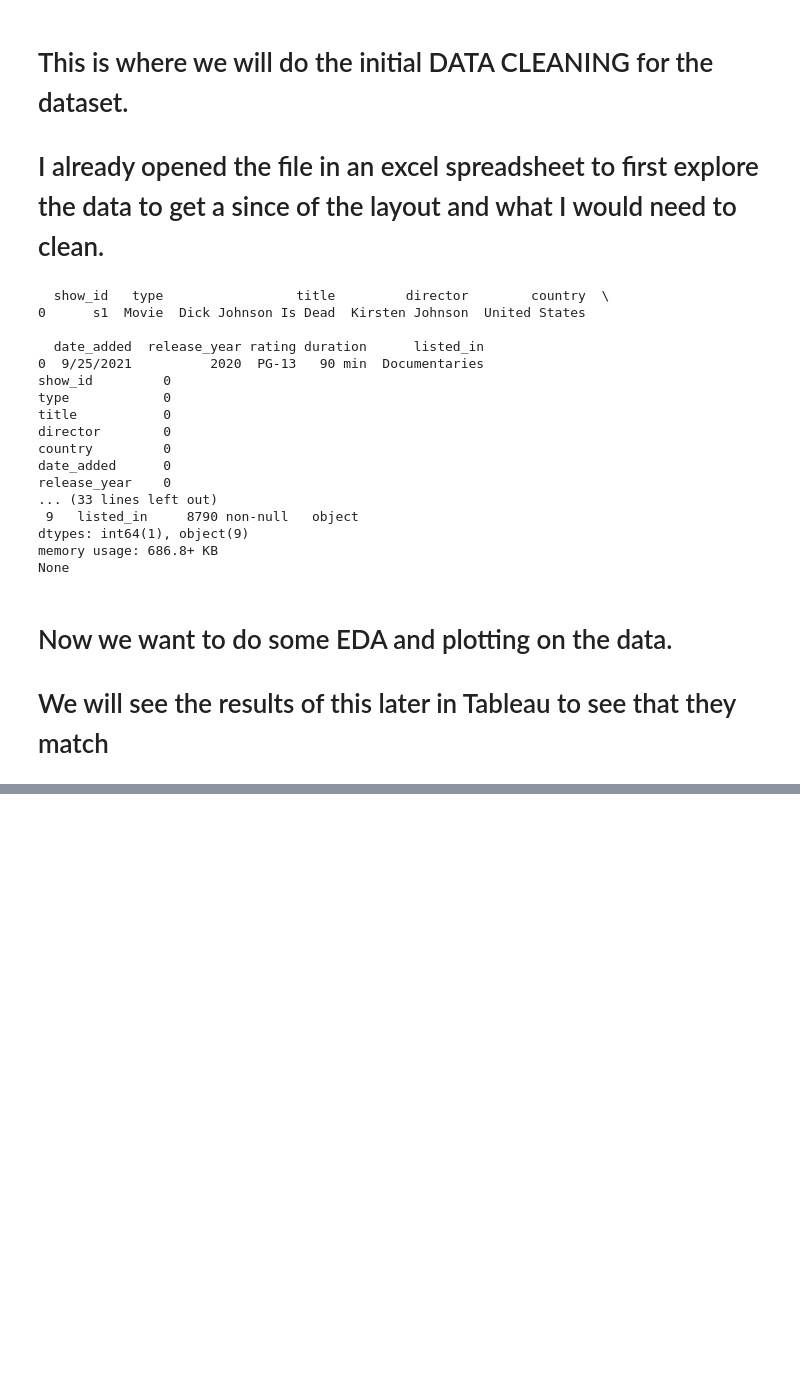
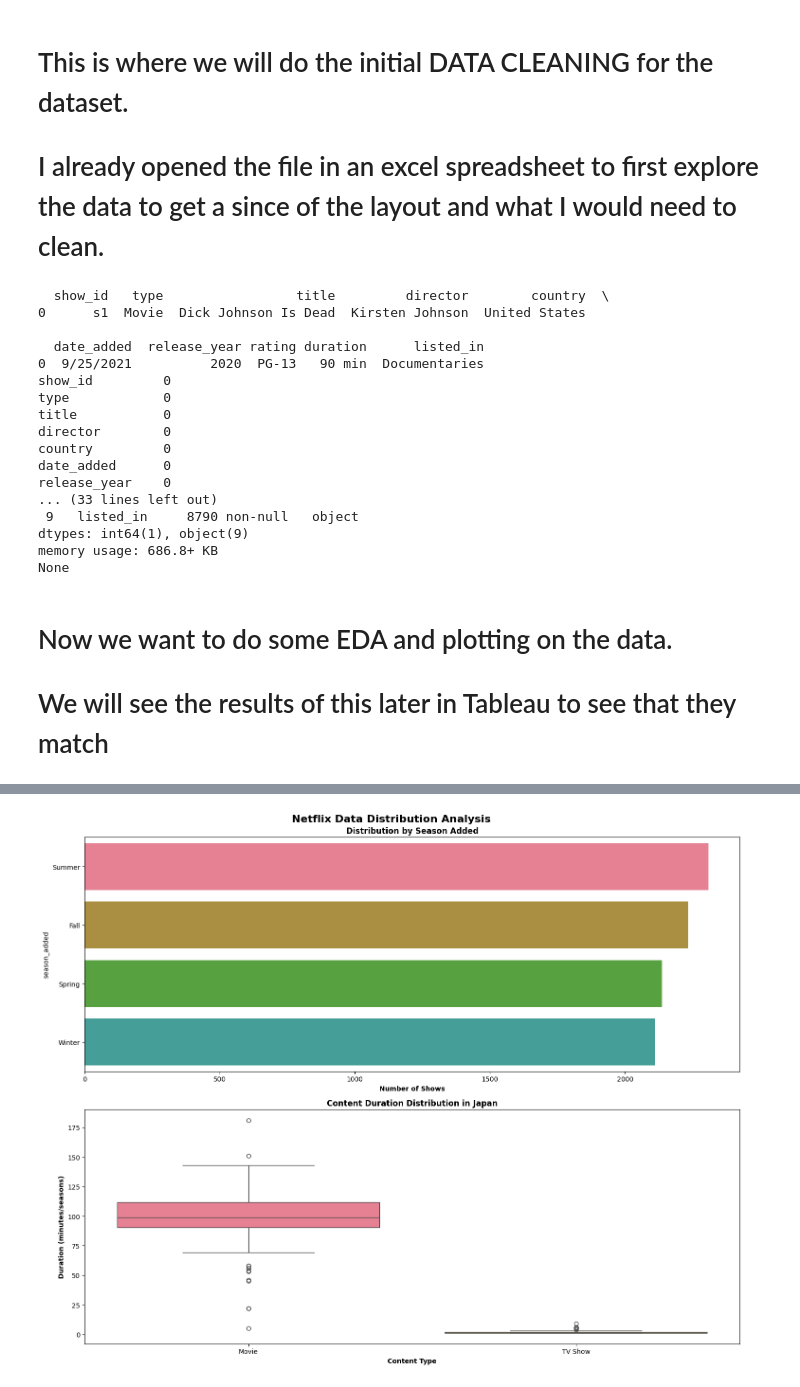
Before and after one commit to AndrewHlavacek/EDA_Netflix, a Jupyter notebook: Cleanup.ipynb, the cells around one changed output, grey strips where cells are left out. Saved outputs shown, nothing was run; the diff lists cells and outputs as text; code cells hidden in the pictures; blank space fills up the shorter version.

```diff
--- a/Cleanup.ipynb
+++ b/Cleanup.ipynb
@@ -176,0 +302,50 @@ import seaborn as sns
+# %%
+import pandas as pd
+import matplotlib.pyplot as plt
+import seaborn as sns
+
+# Now we are going to plot all of the hard findings that we had from the last notebook
+
+# First we want to plot the seasons that the shows were added to Netflix
+
+# Set up the plotting style
+plt.style.use('default')
+sns.set_palette("husl")
+
+# Create subplots for multiple graphs
+fig, axes = plt.subplots(2, 1, figsize=(15, 12))
+fig.suptitle('Netflix Data Distribution Analysis', fontsize=16, fontweight='bold')
+
+# Distribution of shows by season added
+season_counts = df['season_added'].value_counts()
+sns.barplot(x=season_counts.values, y=season_counts.index, ax=axes[0],
+            hue=season_counts.index, legend=False)
+axes[0].set_xlabel('Number of Shows', fontweight='bold')
+axes[0].set_title('Distribution by Season Added', fontweight='bold', fontsize=12)
+
+# ------------------------------------------------------------
+
+# Average Duration by Content Type in Japan
+japan_data = df[df['country'] == 'Japan']
+movie_durations = japan_data[japan_data['type'] == 'Movie']['duration'].str.extract(r'(\d+)').astype(float)
+tv_durations = japan_data[japan_data['type'] == 'TV Show']['duration'].str.extract(r'(\d+)').astype(float)
+
+duration_data = pd.DataFrame({
+    'Type': ['Movie']*len(movie_durations) + ['TV Show']*len(tv_durations),
+    'Duration': pd.concat([movie_durations, tv_durations]).values.flatten()
+})
+
+sns.boxplot(data=duration_data,
+            x='Type',
+            y='Duration',
+            ax=axes[1],
+            hue='Type',
+            legend=False)
+axes[1].set_title('Content Duration Distribution in Japan', fontweight='bold', fontsize=12)
+axes[1].set_xlabel('Content Type', fontweight='bold')
+axes[1].set_ylabel('Duration (minutes/seasons)', fontweight='bold')
+
+plt.tight_layout()
+plt.show()
+# %% [output]
+[figure, added]
```
Also changed, not shown: parts of 5 cells of this notebook, 3 other files.
